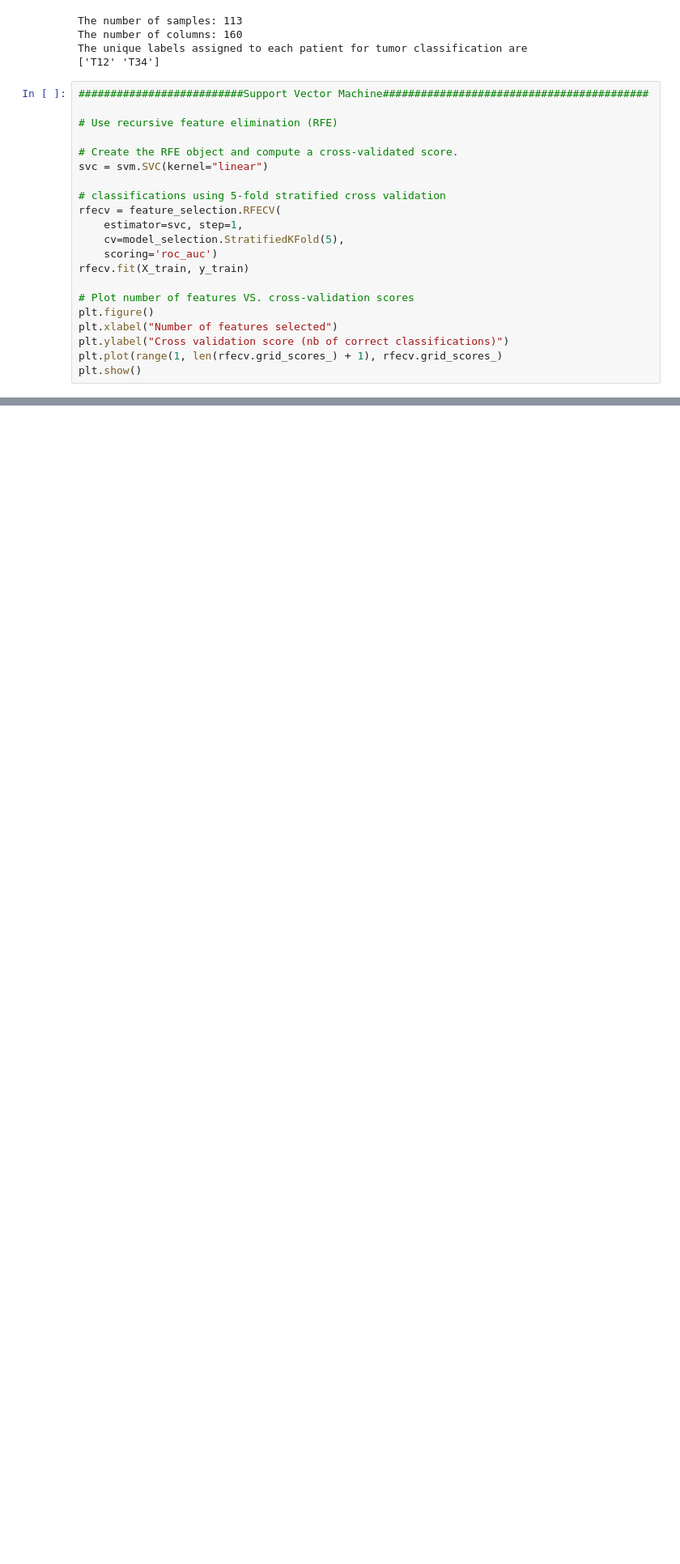
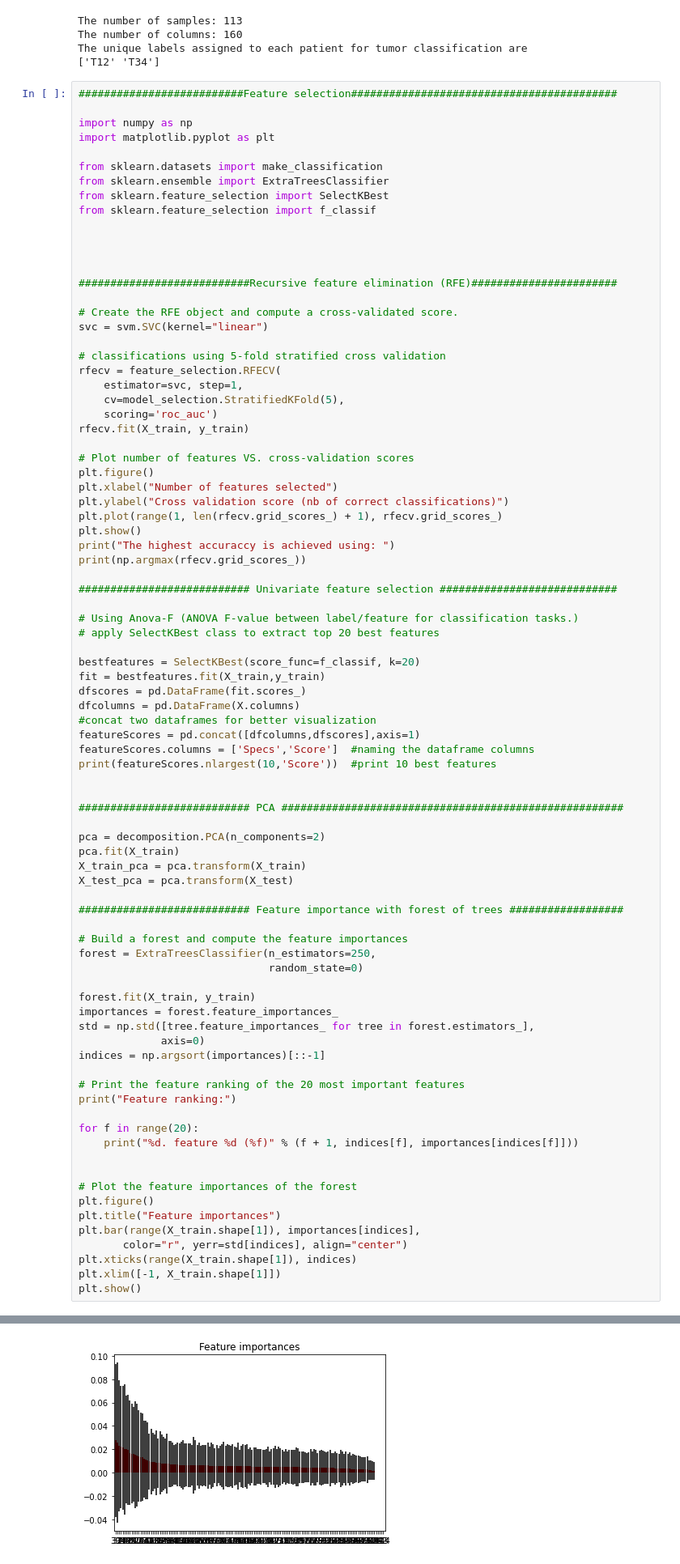
Before and after one commit to mamolenaar/TM10007_PROJECT, a Jupyter notebook: assignment.ipynb, the cells around one changed output, grey strips where cells are left out. Shown: that part at 81% size. Saved outputs shown, nothing was run; the diff lists cells and outputs as text; blank space fills up the shorter version.

```diff
--- a/assignment.ipynb
+++ b/assignment.ipynb
@@ -162,9 +178,20 @@ The number of columns: 160
 The unique labels assigned to each patient for tumor classification are
 ['T12' 'T34']
 # %%
-##########################Support Vector Machine##########################################
+##########################Feature selection##########################################
 
-# Use recursive feature elimination (RFE)
+import numpy as np
+import matplotlib.pyplot as plt
+
+from sklearn.datasets import make_classification
+from sklearn.ensemble import ExtraTreesClassifier
+from sklearn.feature_selection import SelectKBest
+from sklearn.feature_selection import f_classif
+
+
+
+
+###########################Recursive feature elimination (RFE)#######################
 
 # Create the RFE object and compute a cross-validated score.
 svc = svm.SVC(kernel="linear")
@@ -182,5 +209,57 @@ plt.xlabel("Number of features selected")
 plt.ylabel("Cross validation score (nb of correct classifications)")
 plt.plot(range(1, len(rfecv.grid_scores_) + 1), rfecv.grid_scores_)
 plt.show()
+print("The highest accuraccy is achieved using: ")
+print(np.argmax(rfecv.grid_scores_))
+
+########################### Univariate feature selection ############################
+
+# Using Anova-F (ANOVA F-value between label/feature for classification tasks.)
+# apply SelectKBest class to extract top 20 best features
+
+bestfeatures = SelectKBest(score_func=f_classif, k=20)
+fit = bestfeatures.fit(X_train,y_train)
+dfscores = pd.DataFrame(fit.scores_)
+dfcolumns = pd.DataFrame(X.columns)
+#concat two dataframes for better visualization
+featureScores = pd.concat([dfcolumns,dfscores],axis=1)
+featureScores.columns = ['Specs','Score']  #naming the dataframe columns
+print(featureScores.nlargest(10,'Score'))  #print 10 best features
+
+
+########################### PCA ######################################################
+
+pca = decomposition.PCA(n_components=2)
+pca.fit(X_train)
+X_train_pca = pca.transform(X_train)
+X_test_pca = pca.transform(X_test)
+
+########################### Feature importance with forest of trees ##################
+
+# Build a forest and compute the feature importances
+forest = ExtraTreesClassifier(n_estimators=250,
+                              random_state=0)
+
+forest.fit(X_train, y_train)
+importances = forest.feature_importances_
+std = np.std([tree.feature_importances_ for tree in forest.estimators_],
+             axis=0)
+indices = np.argsort(importances)[::-1]
+
+# Print the feature ranking of the 20 most important features
+print("Feature ranking:")
+
+for f in range(20):
+    print("%d. feature %d (%f)" % (f + 1, indices[f], importances[indices[f]]))
+
+
+# Plot the feature importances of the forest
+plt.figure()
+plt.title("Feature importances")
+plt.bar(range(X_train.shape[1]), importances[indices],
+       color="r", yerr=std[indices], align="center")
+plt.xticks(range(X_train.shape[1]), indices)
+plt.xlim([-1, X_train.shape[1]])
+plt.show()
 # %% [output]
 [figure]
@@ -187,3 +296,4 @@ plt.show()
+[figure, added]
 # %%
 ## hieroner moet nog verder getest worden/ aan
 ##########################Comparing models: simple classifiers ###########################
```
Also changed, not shown: parts of 3 cells of this notebook.
